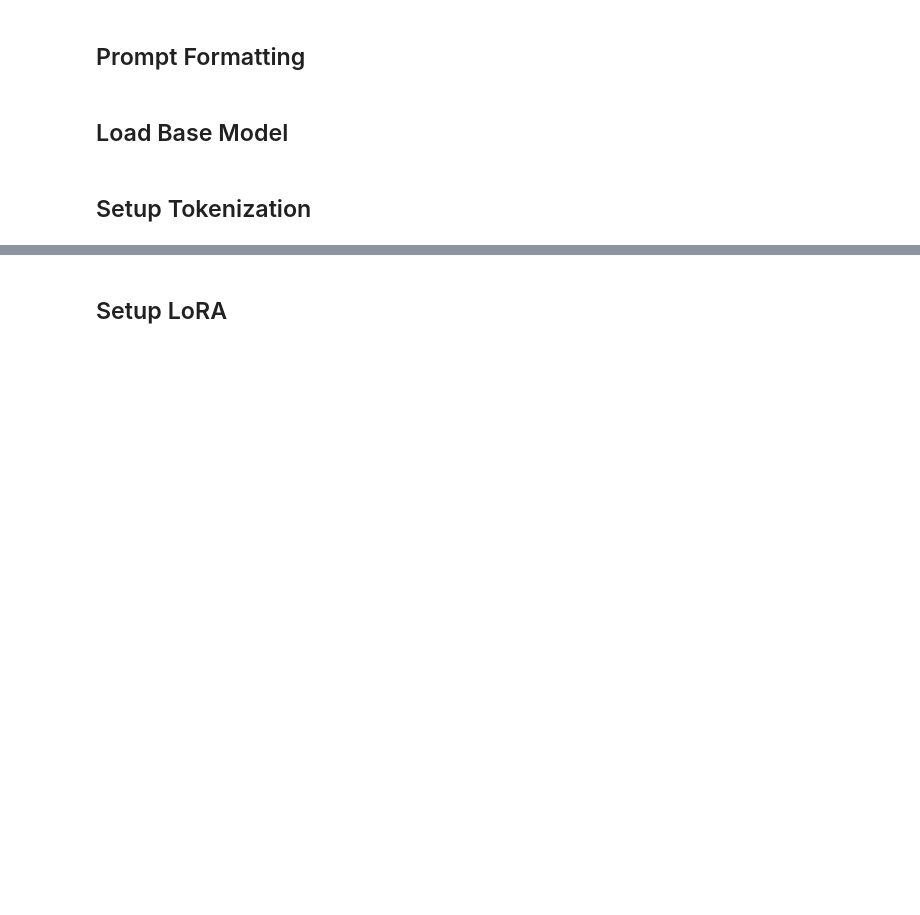
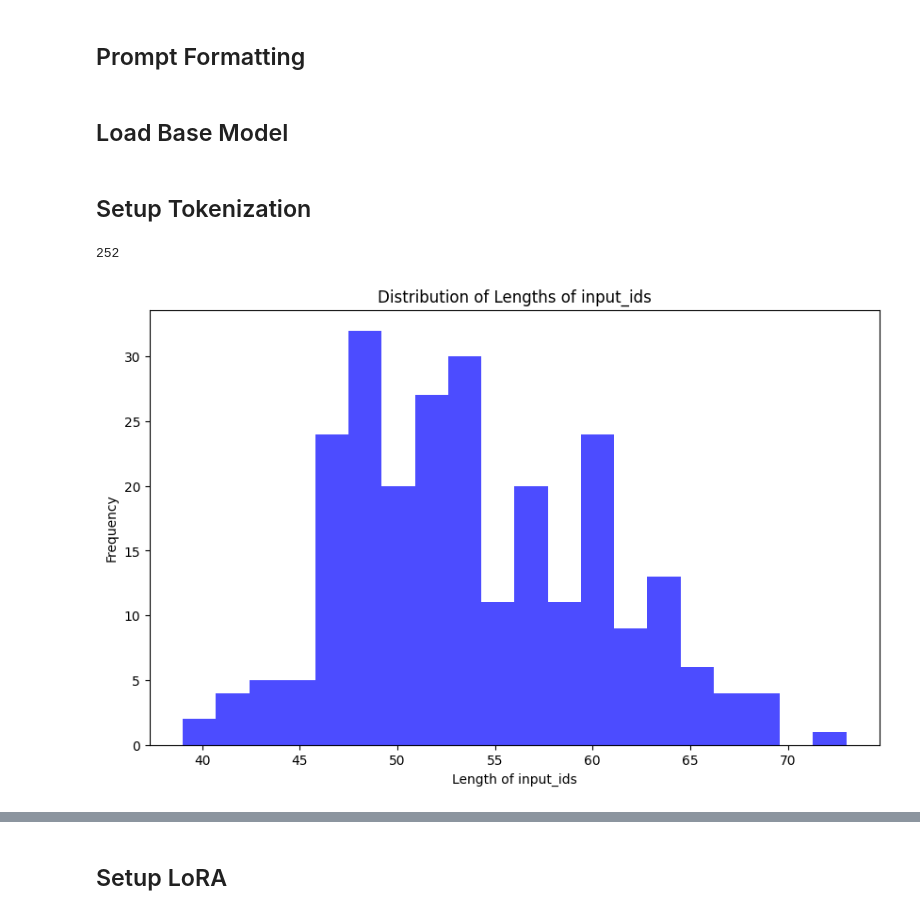
Before and after one commit to TextminR/ws-api, a Jupyter notebook: jupyter/qlora_mistral_ner.ipynb, the cells around one changed output, grey strips where cells are left out. Drawn from its saved outputs; the diff is of its cells as text; code cells hidden in the pictures; blank space fills up the shorter version.

```diff
--- a/jupyter/qlora_mistral_ner.ipynb
+++ b/jupyter/qlora_mistral_ner.ipynb
@@ -59,4 +68,30 @@ tokenizer = AutoTokenizer.from_pretrained(
     add_bos_token=True,
 )
 tokenizer.pad_token = tokenizer.eos_token
+# %%
+def generate_and_tokenize_prompt(prompt):
+    return tokenizer(formatting_func(prompt))
+
+tokenized_train_dataset = train_dataset.map(generate_and_tokenize_prompt)
+tokenized_val_dataset = eval_dataset.map(generate_and_tokenize_prompt)
+
+import matplotlib.pyplot as plt
+
+def plot_data_lengths(tokenize_train_dataset, tokenized_test_dataset):
+    lengths = [len(x['input_ids']) for x in tokenized_train_dataset]
+    lengths += [len(x['input_ids']) for x in tokenized_test_dataset]
+    print(len(lengths))
+
+    # Plotting the histogram
+    plt.figure(figsize=(10, 6))
+    plt.hist(lengths, bins=20, alpha=0.7, color='blue')
+    plt.xlabel('Length of input_ids')
+    plt.ylabel('Frequency')
+    plt.title('Distribution of Lengths of input_ids')
+    plt.show()
+# %%
+plot_data_lengths(tokenized_train_dataset, tokenized_val_dataset)
+# %% [output]
+252
+[figure, added]
 # %%
```
Also changed, not shown: parts of 9 cells of this notebook, 6 other files.
